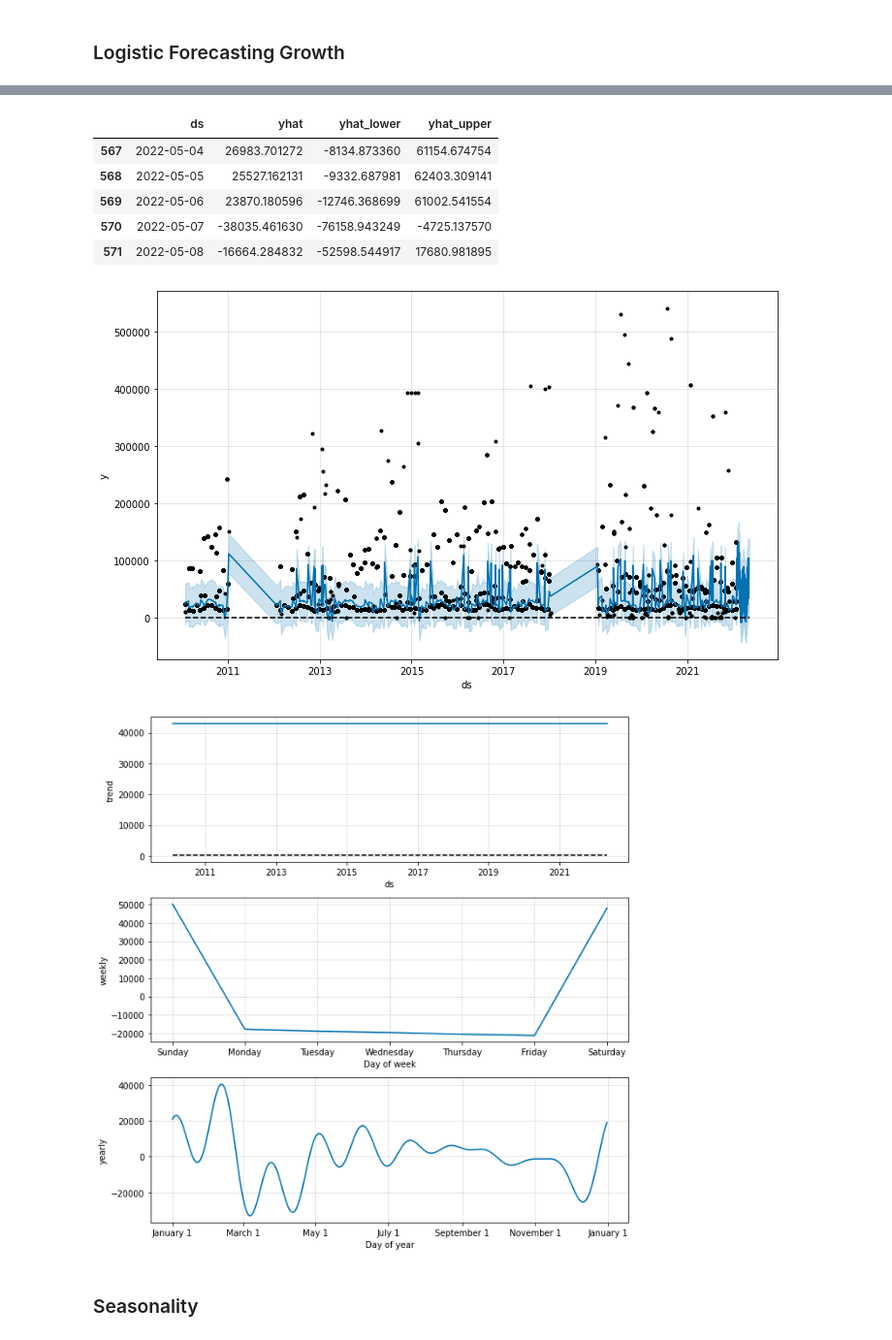
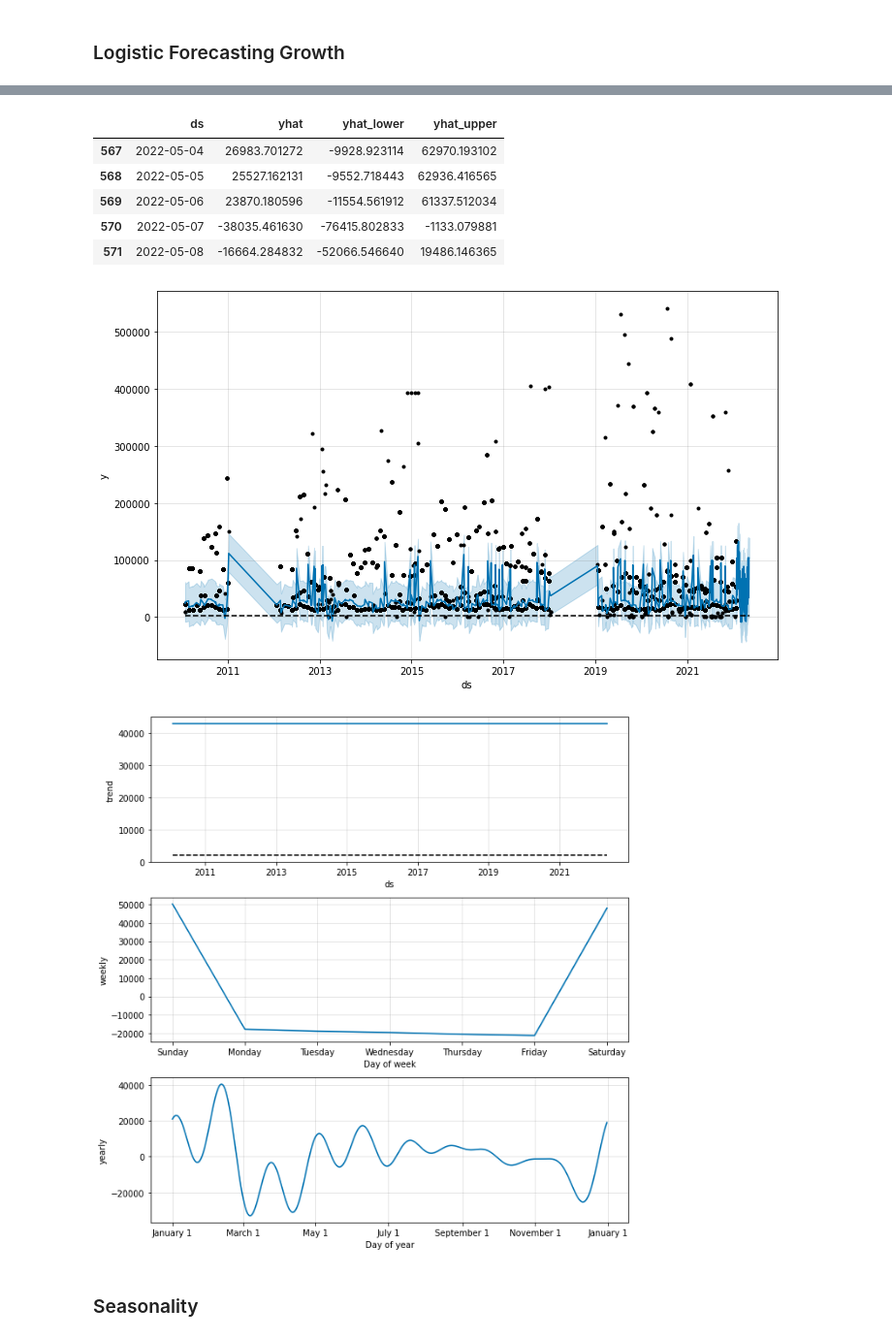
Before and after one commit to awesomecosmos/CS675-Intro-To-Data-Science, a Jupyter notebook: Project3/project3.ipynb, the cells around one changed output, grey strips where cells are left out. Shown at 97% size. Drawn from its saved outputs; the diff is of its cells as text; code cells hidden in the pictures.

```diff
--- a/Project3/project3.ipynb
+++ b/Project3/project3.ipynb
@@ -460,6 +460,6 @@ forecast_for_100_day_logistic[['ds', 'yhat', 'yhat_lower', 'yhat_upper']].tail()
 [figure]
 [figure]
 # %%
-m_by_100_day_flat, future_by_100_day_flat, forecast_for_100_day_flat, fig1, fig2 = future_preds_logistic(df_by_day,period=100,cap=200,growth='flat')
+m_by_100_day_flat, future_by_100_day_flat, forecast_for_100_day_flat, fig1, fig2 = future_preds_logistic(df_by_day,period=100,cap=2000,growth='flat')
 forecast_for_100_day_logistic[['ds', 'yhat', 'yhat_lower', 'yhat_upper']].tail()
 # %% [output]
@@ -468,11 +468,11 @@ forecast_for_100_day_logistic[['ds', 'yhat', 'yhat_lower', 'yhat_upper']].tail()
 |  | ds | yhat | yhat_lower | yhat_upper |
-| 567 | 2022-05-04 | 26983.701272 | -8134.873360 | 61154.674754 |
-| 568 | 2022-05-05 | 25527.162131 | -9332.687981 | 62403.309141 |
-| 569 | 2022-05-06 | 23870.180596 | -12746.368699 | 61002.541554 |
-| 570 | 2022-05-07 | -38035.461630 | -76158.943249 | -4725.137570 |
-| 571 | 2022-05-08 | -16664.284832 | -52598.544917 | 17680.981895 |
+| 567 | 2022-05-04 | 26983.701272 | -9928.923114 | 62970.193102 |
+| 568 | 2022-05-05 | 25527.162131 | -9552.718443 | 62936.416565 |
+| 569 | 2022-05-06 | 23870.180596 | -11554.561912 | 61337.512034 |
+| 570 | 2022-05-07 | -38035.461630 | -76415.802833 | -1133.079881 |
+| 571 | 2022-05-08 | -16664.284832 | -52066.546640 | 19486.146365 |
 [figure]
-[figure, old version]
+[figure, new version]
 # %% [markdown]
 ### Seasonality
 # %%
```
Also changed, not shown: parts of 27 cells of this notebook.
